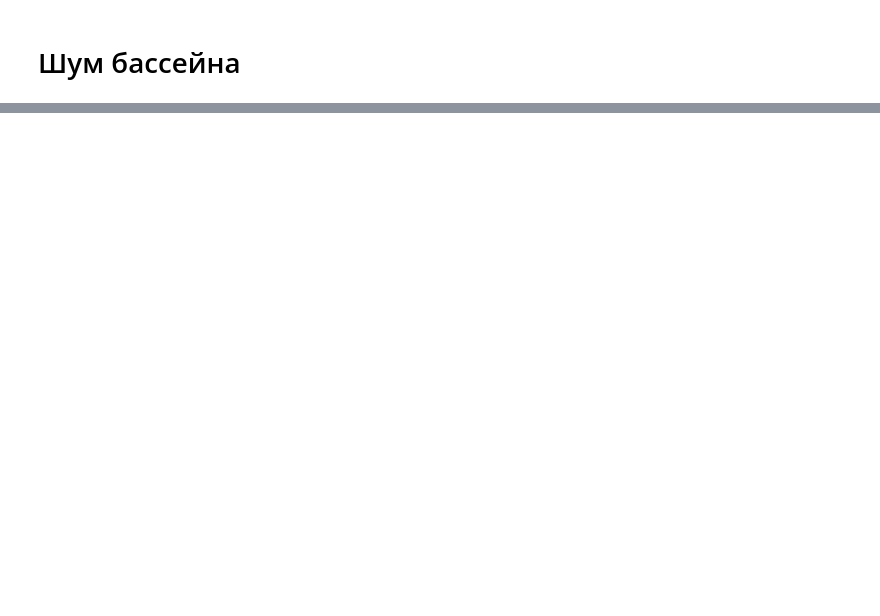
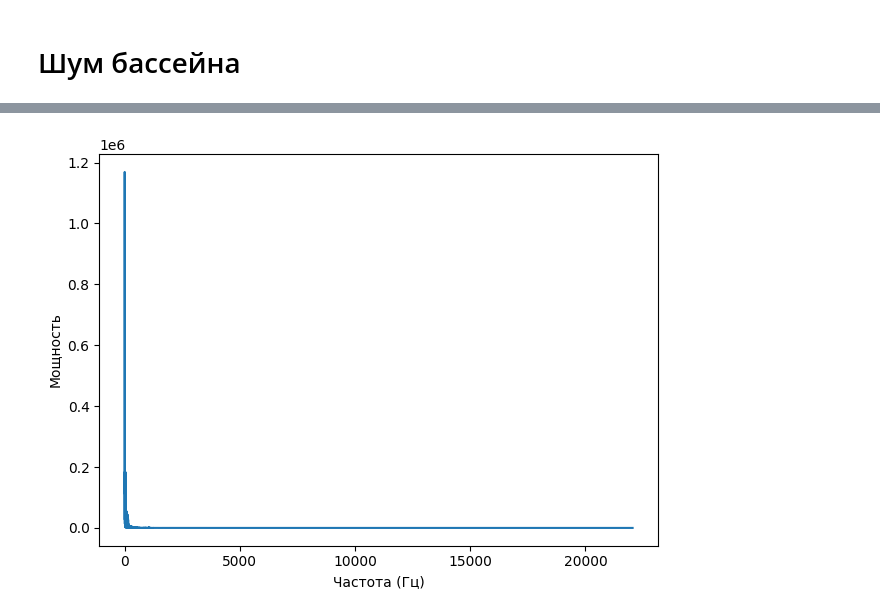
Before and after one commit to polynass/telecom24, a Jupyter notebook: lab4/lab4.ipynb, the cells around one changed output, grey strips where cells are left out. Drawn from its saved outputs; the diff is of its cells as text; code cells hidden in the pictures; blank space fills up the shorter version.

```diff
--- a/lab4/lab4.ipynb
+++ b/lab4/lab4.ipynb
@@ -25,3 +26,9 @@ rain_segment = read_wave('swimming-pool.wav').segment(start=1.0, duration=1.0)
 rain_segment.make_audio()
 # %% [output]
 [interactive output not drawn]
+# %%
+rain_spectrum = rain_segment.make_spectrum()
+rain_spectrum.plot_power()
+decorate(xlabel='Частота (Гц)', ylabel='Мощность')
+# %% [output]
+[figure, added]
```
Also changed, not shown: parts of 61 cells of this notebook, 13 other files.
